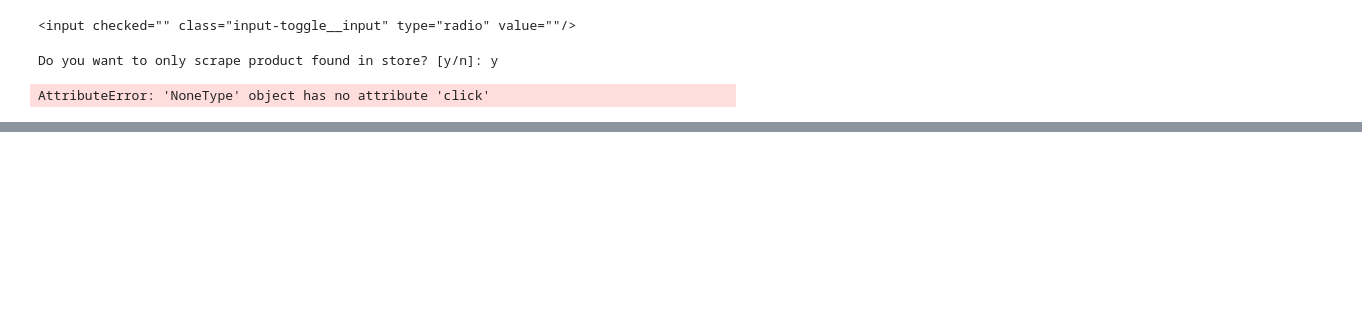
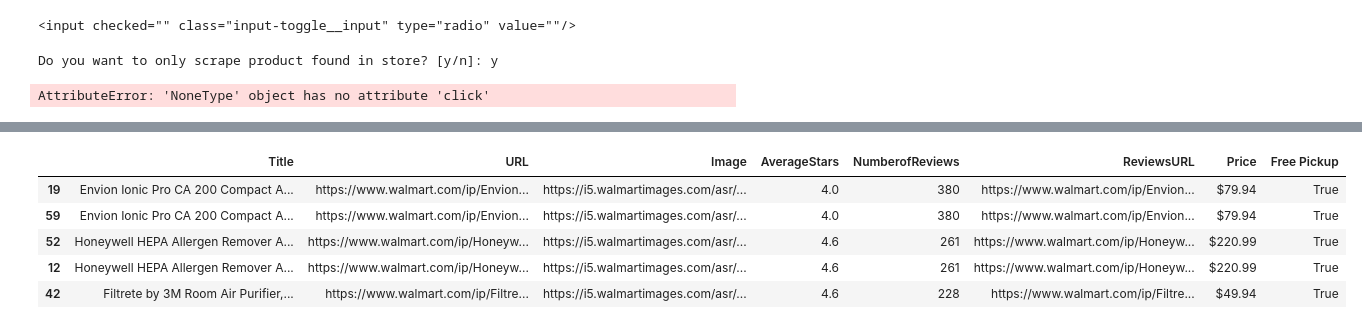
Before and after one commit to abbylemon/web-scraping-challenge, a Jupyter notebook: ScrapingDev.ipynb, the cells around one changed output, grey strips where cells are left out. Cells and saved outputs as stored; diff of their text form; code cells hidden in the pictures; blank space fills up the shorter version.

Commit message:
added free pickup bool column

```diff
--- a/ScrapingDev.ipynb
+++ b/ScrapingDev.ipynb
@@ -52,6 +61,7 @@ starReview_list = []
 reviewAmount_list = []
 currentPrice_list = []
 reviewURL_list = []
+freepickup_list = []
 
 # loop through all of the pages in this search
 listOfPages = soup.find('ul', class_='paginator-list').find_all('li')
@@ -62,6 +72,7 @@ print(f"the number of pages to loop through is {numberOfPages}")
 now = datetime.now()
 
 for i in range(1,int(numberOfPages)+1):
+# for i in range(1,2):
 
     # click on the next page number and scrape the html
     page_link = browser.links.find_by_text(i).click()
@@ -126,6 +137,28 @@ for i in range(1,int(numberOfPages)+1):
 
         currentPrice_list.append(current_price)
 
+        # Check to see if the product has 'Free pickup' AKA in store
+        # Look at the div under the price div
+        try:
+            shipping_details = product.find('div', class_='search-result-product-shipping-details')
+            delivery_options_list = []
+            # loop through all possile delivery options displayed
+            for option in shipping_details.children:
+                option.span.unwrap() #unwrap takes the span tag off
+                delivery_option = option.text
+                if delivery_option == 'Free pickup': #assuming 'free pickup' means avaliable in store
+                    free_pickup = True
+                    delivery_options_list.append(free_pickup)
+                else:
+                    free_pickup = False
+                    delivery_options_list.append(free_pickup)
+
+            instore = any(delivery_options_list)
+        # if there are no delivery options, assume not avaialble in store
+        except:
+            instore = False
+        freepickup_list.append(instore)
+
     # Close the browser window
     # browser.quit()
 
@@ -137,7 +170,8 @@ for i in range(1,int(numberOfPages)+1):
         "AverageStars": starReview_list,
         "NumberofReviews": reviewAmount_list,
         "ReviewsURL": reviewURL_list,
-        "Price": currentPrice_list
+        "Price": currentPrice_list,
+        "Free Pickup": freepickup_list
            }
 
     # Create a Pandas DataFrame with that dictionary
@@ -153,5 +215,14 @@ product_df.dtypes
 # %%
-# product_df = product_df.sort_values(by='NumberofReviews', ascending='False')
-product_df.head()
+ordered_df = product_df.sort_values(by=['Free Pickup', 'NumberofReviews'], ascending=False)
+ordered_df.head()
+# shortlist_df = product_df.sort_values(by='NumberofReviews', ascending=False)[product_df['Free Pickup']==True]
+# shortlist_df.head()
+# %% [output]
+|  | Title | URL | Image | AverageStars | NumberofReviews | ReviewsURL | Price | Free Pickup |
+| 19 | Envion Ionic Pro CA 200 Compact A... | https://www.walmart.com/ip/Envion... | https://i5.walmartimages.com/asr/... | 4.0 | 380 | https://www.walmart.com/ip/Envion... | $79.94 | True |
+| 59 | Envion Ionic Pro CA 200 Compact A... | https://www.walmart.com/ip/Envion... | https://i5.walmartimages.com/asr/... | 4.0 | 380 | https://www.walmart.com/ip/Envion... | $79.94 | True |
+| 52 | Honeywell HEPA Allergen Remover A... | https://www.walmart.com/ip/Honeyw... | https://i5.walmartimages.com/asr/... | 4.6 | 261 | https://www.walmart.com/ip/Honeyw... | $220.99 | True |
+| 12 | Honeywell HEPA Allergen Remover A... | https://www.walmart.com/ip/Honeyw... | https://i5.walmartimages.com/asr/... | 4.6 | 261 | https://www.walmart.com/ip/Honeyw... | $220.99 | True |
+| 42 | Filtrete by 3M Room Air Purifier,... | https://www.walmart.com/ip/Filtre... | https://i5.walmartimages.com/asr/... | 4.6 | 228 | https://www.walmart.com/ip/Filtre... | $49.94 | True |
 # %%
 # product_df.describe()
```
Also changed, not shown: parts of 8 cells of this notebook, 1 other file.
